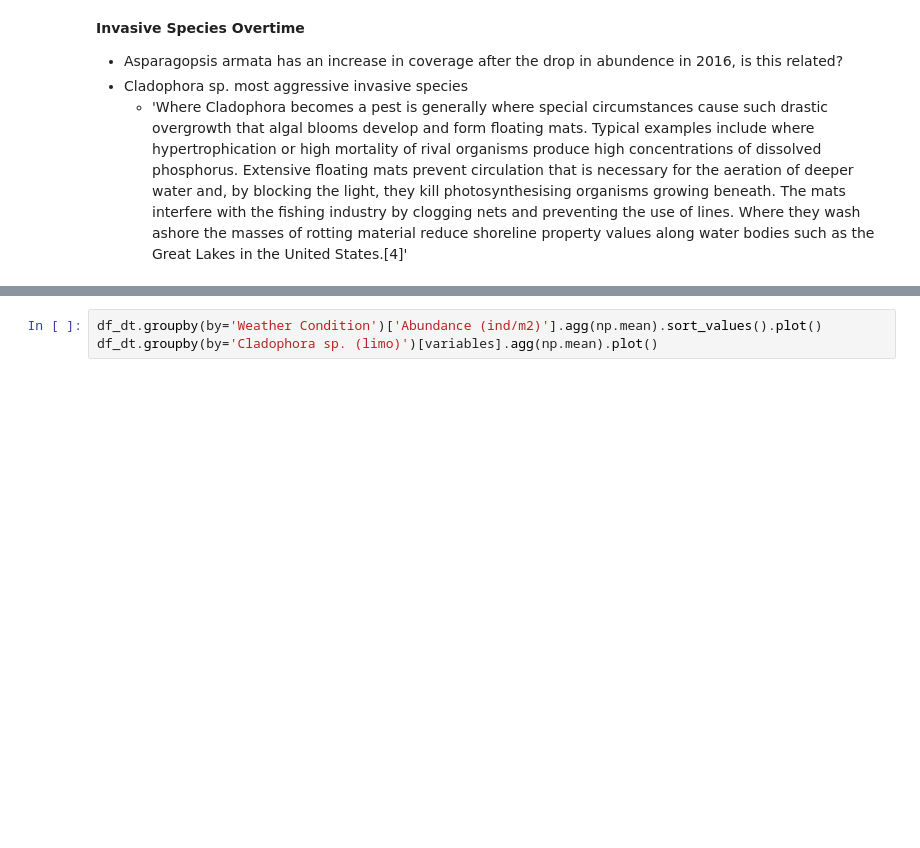
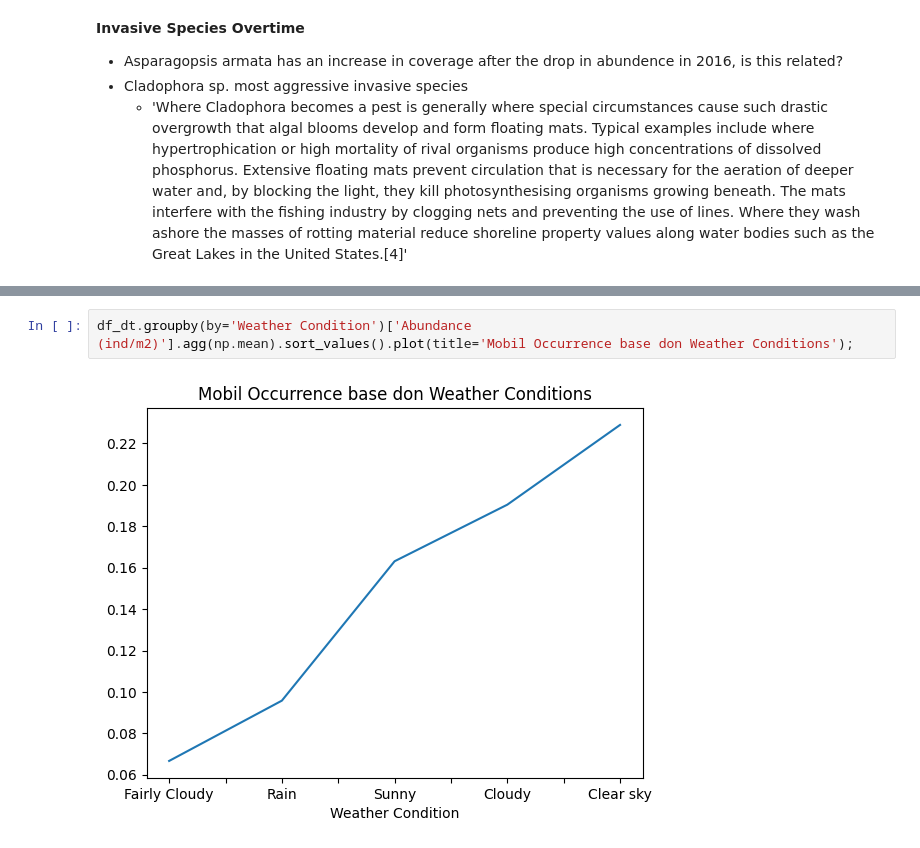
Before and after one commit to lara-es/cascais_phase2, a Jupyter notebook: Submission_Template.ipynb, the cells around one changed output, grey strips where cells are left out. Cells and saved outputs as stored; diff of their text form; blank space fills up the shorter version.

```diff
--- a/Submission_Template.ipynb
+++ b/Submission_Template.ipynb
@@ -209,6 +208,7 @@ df_dt[invasive].plot(subplots=True,figsize=(15,15),title=invasive);
 # %%
-df_dt.groupby(by='Weather Condition')['Abundance (ind/m2)'].agg(np.mean).sort_values().plot()
-df_dt.groupby(by='Cladophora sp. (limo)')[variables].agg(np.mean).plot()
+df_dt.groupby(by='Weather Condition')['Abundance (ind/m2)'].agg(np.mean).sort_values().plot(title='Mobil Occurrence base don Weather Conditions');
+# %% [output]
+[figure, added]
 # %%
 month_group = df_dt.groupby(pd.Grouper(freq='M'))
 month_ts = month_group.agg({'Tide': np.mean,
```
Also changed, not shown: parts of 20 cells of this notebook.
